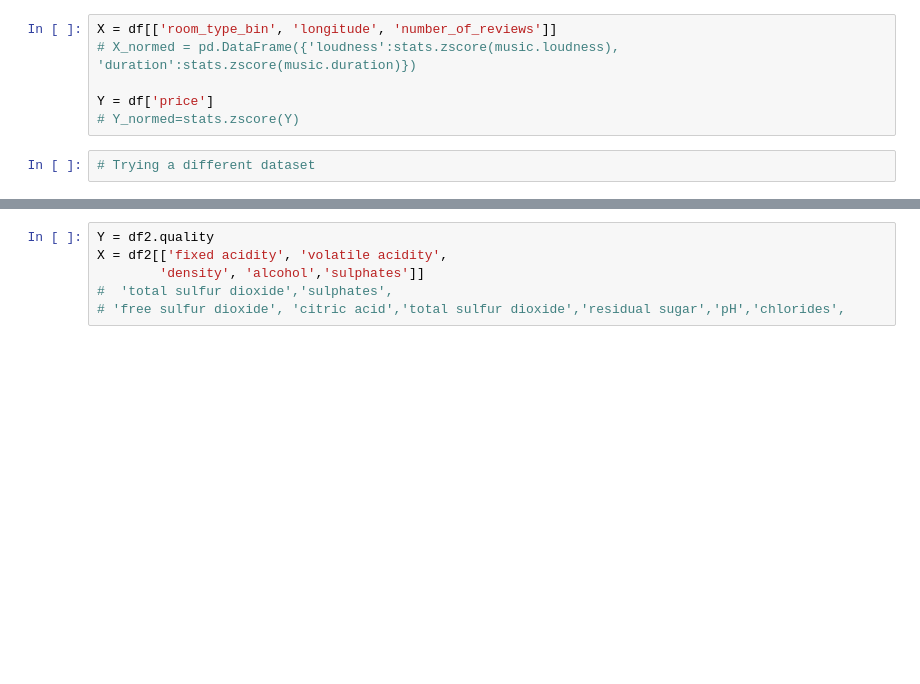
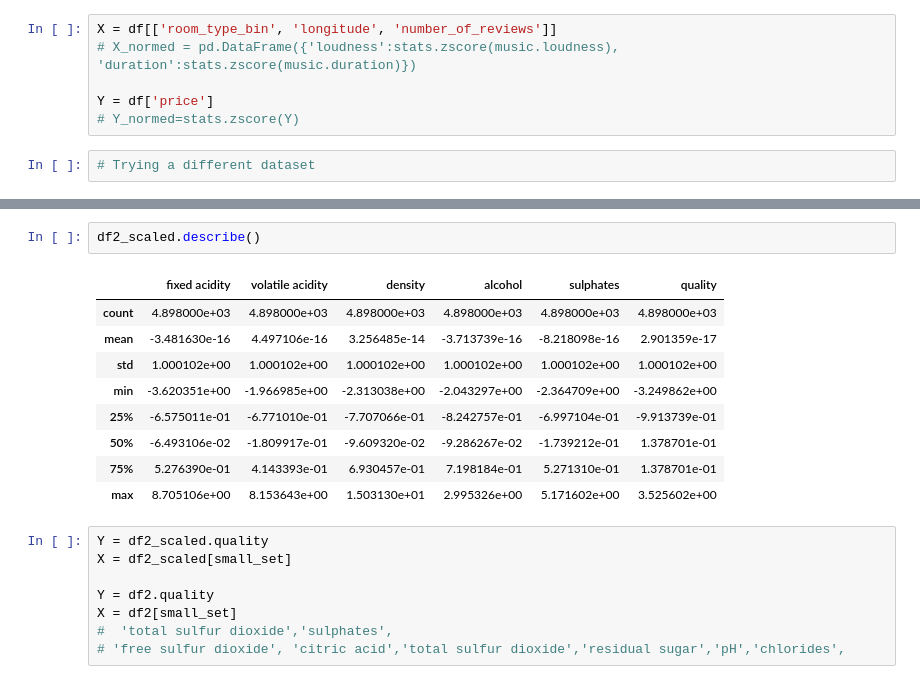
Before and after one commit to jordanplanders/Thinkful, a Jupyter notebook: Bootcamp/Unit 3/Project 3-1-4.ipynb, the cells around one changed output, grey strips where cells are left out. Drawn from its saved outputs; the diff is of its cells as text; blank space fills up the shorter version.

```diff
--- a/Bootcamp/Unit 3/Project 3-1-4.ipynb
+++ b/Bootcamp/Unit 3/Project 3-1-4.ipynb
@@ -46,7 +66,21 @@ df2 = pd.read_csv('winequality-red.csv', delimiter=';')
+# %%
+df2_scaled.describe()
+# %% [output]
+|  | fixed acidity | volatile acidity | density | alcohol | sulphates | quality |
+| count | 4.898000e+03 | 4.898000e+03 | 4.898000e+03 | 4.898000e+03 | 4.898000e+03 | 4.898000e+03 |
+| mean | -3.481630e-16 | 4.497106e-16 | 3.256485e-14 | -3.713739e-16 | -8.218098e-16 | 2.901359e-17 |
+| std | 1.000102e+00 | 1.000102e+00 | 1.000102e+00 | 1.000102e+00 | 1.000102e+00 | 1.000102e+00 |
+| min | -3.620351e+00 | -1.966985e+00 | -2.313038e+00 | -2.043297e+00 | -2.364709e+00 | -3.249862e+00 |
+| 25% | -6.575011e-01 | -6.771010e-01 | -7.707066e-01 | -8.242757e-01 | -6.997104e-01 | -9.913739e-01 |
+| 50% | -6.493106e-02 | -1.809917e-01 | -9.609320e-02 | -9.286267e-02 | -1.739212e-01 | 1.378701e-01 |
+| 75% | 5.276390e-01 | 4.143393e-01 | 6.930457e-01 | 7.198184e-01 | 5.271310e-01 | 1.378701e-01 |
+| max | 8.705106e+00 | 8.153643e+00 | 1.503130e+01 | 2.995326e+00 | 5.171602e+00 | 3.525602e+00 |
 # %%
+Y = df2_scaled.quality
+X = df2_scaled[small_set]
+
 Y = df2.quality
-X = df2[['fixed acidity', 'volatile acidity',
-        'density', 'alcohol','sulphates']]
+X = df2[small_set]
 #  'total sulfur dioxide','sulphates',
 # 'free sulfur dioxide', 'citric acid','total sulfur dioxide','residual sugar','pH','chlorides',
 # %%
```
Also changed, not shown: parts of 11 cells of this notebook.
